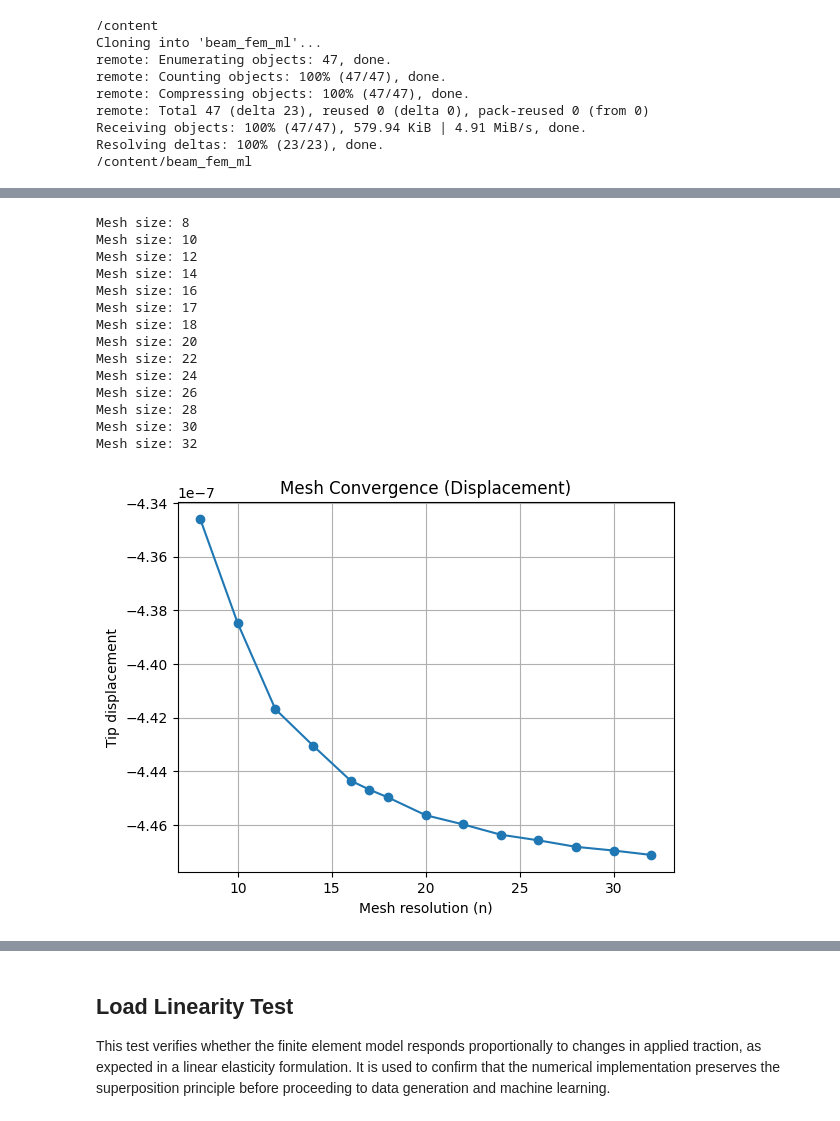
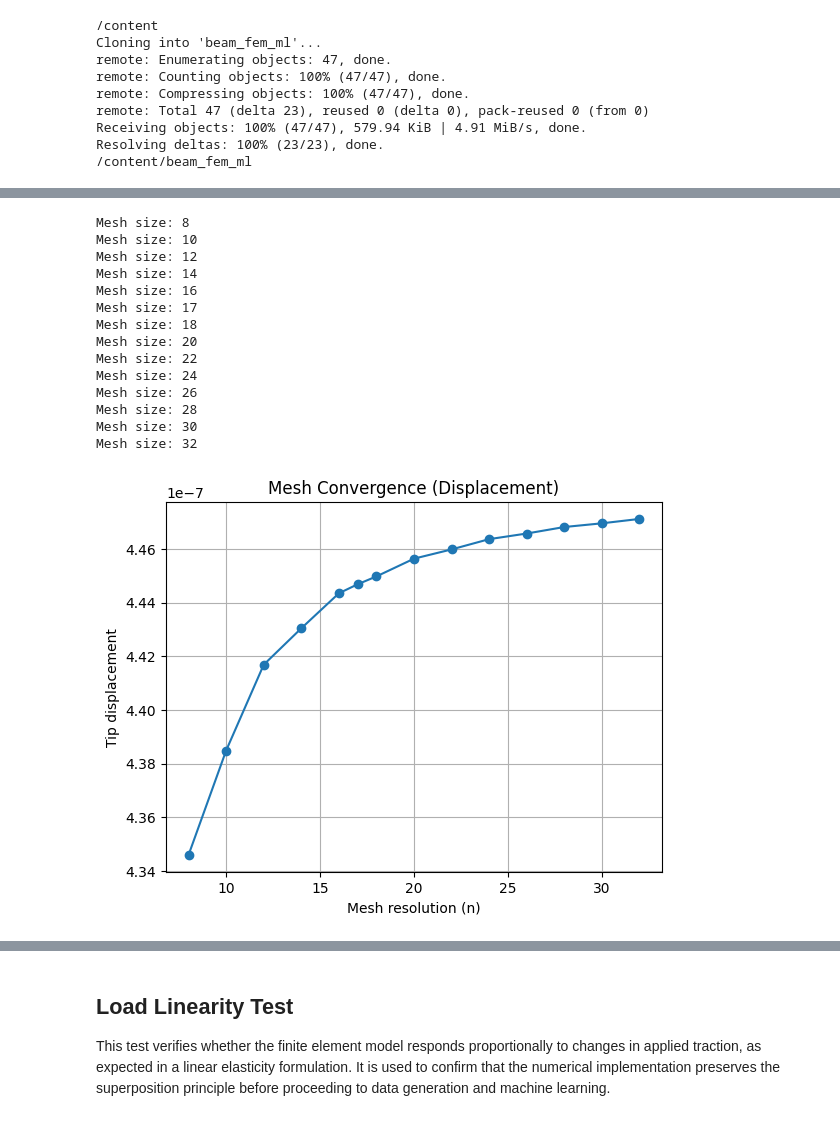
Before and after one commit to adnan-math/beam_fem_ml, a Jupyter notebook: fem_validation.ipynb, the cells around one changed output, grey strips where cells are left out. Saved outputs shown, nothing was run; the diff lists cells and outputs as text; code cells hidden in the pictures.

```diff
--- a/fem_validation.ipynb
+++ b/fem_validation.ipynb
@@ -100,37 +82,37 @@ for n in mesh_levels:
     u = uh.x.array.reshape(-1, 3)
     u_tip = np.mean(u[dofs, 2])
 
-    tip_disp.append(u_tip)
+    tip_disp.append(abs(u_tip))
 
 # convergence error
 err = np.abs(np.diff(tip_disp))
 
 mesh_mid = mesh_levels[1:]
 
 # displacement plot
 plt.figure()
 plt.plot(mesh_levels, tip_disp, marker='o')
 plt.xlabel("Mesh resolution (n)")
 plt.ylabel("Tip displacement")
 plt.title("Mesh Convergence (Displacement)")
 plt.grid()
 plt.show()
 # %% [output]
 Mesh size: 8
 Mesh size: 10
 Mesh size: 12
 Mesh size: 14
 Mesh size: 16
 Mesh size: 17
 Mesh size: 18
 Mesh size: 20
 Mesh size: 22
 Mesh size: 24
 Mesh size: 26
 Mesh size: 28
 Mesh size: 30
 Mesh size: 32
-[figure, old version]
+[figure, new version]
 # %%
 import matplotlib.pyplot as plt
 
```
Also changed, not shown: parts of 3 cells of this notebook.
